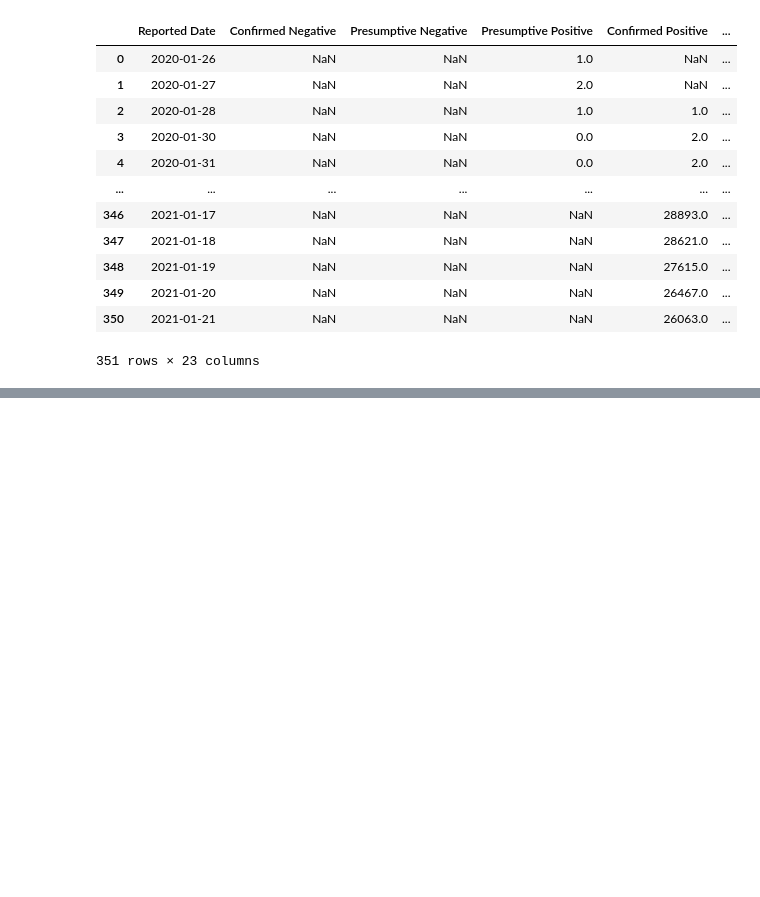
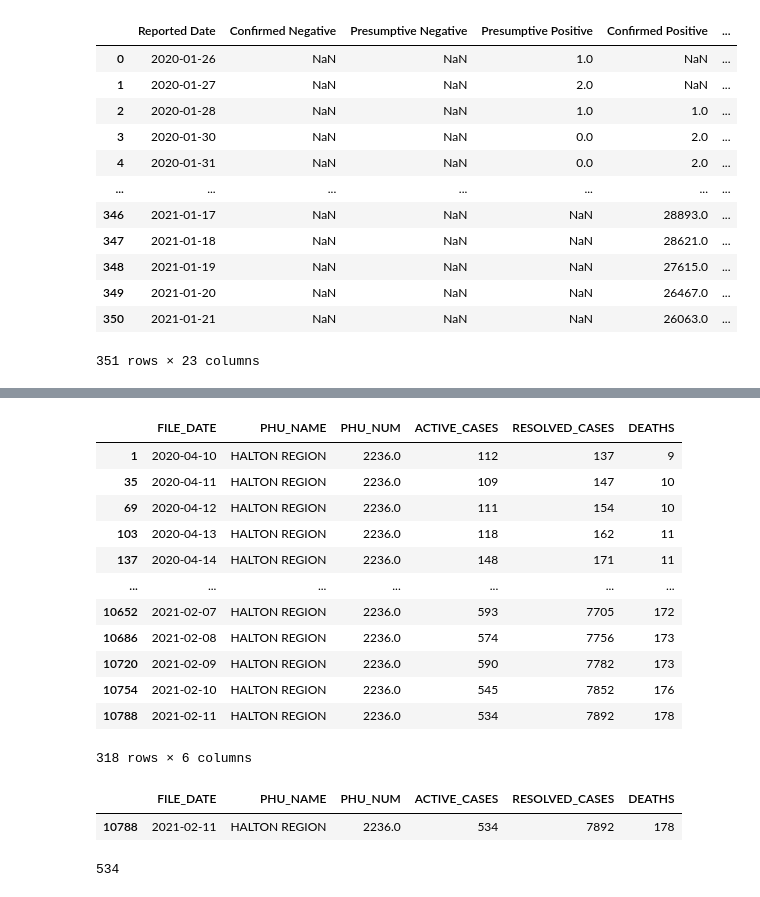
Before and after one commit to bKolisnik/STA2453_Project2, a Jupyter notebook: Notebooks/Statistics.ipynb, the cells around one changed output, grey strips where cells are left out. Cells and saved outputs as stored; diff of their text form; code cells hidden in the pictures; blank space fills up the shorter version.

```diff
--- a/Notebooks/Statistics.ipynb
+++ b/Notebooks/Statistics.ipynb
@@ -79,0 +127,27 @@ ontario_daily
+# %%
+phu_data_rolling[phu_data_rolling['PHU_NAME']=='HALTON REGION']
+# %% [output]
+|  | FILE_DATE | PHU_NAME | PHU_NUM | ACTIVE_CASES | RESOLVED_CASES | DEATHS |
+| 1 | 2020-04-10 | HALTON REGION | 2236.0 | 112 | 137 | 9 |
+| 35 | 2020-04-11 | HALTON REGION | 2236.0 | 109 | 147 | 10 |
+| 69 | 2020-04-12 | HALTON REGION | 2236.0 | 111 | 154 | 10 |
+| 103 | 2020-04-13 | HALTON REGION | 2236.0 | 118 | 162 | 11 |
+| 137 | 2020-04-14 | HALTON REGION | 2236.0 | 148 | 171 | 11 |
+| ... | ... | ... | ... | ... | ... | ... |
+| 10652 | 2021-02-07 | HALTON REGION | 2236.0 | 593 | 7705 | 172 |
+| 10686 | 2021-02-08 | HALTON REGION | 2236.0 | 574 | 7756 | 173 |
+| 10720 | 2021-02-09 | HALTON REGION | 2236.0 | 590 | 7782 | 173 |
+| 10754 | 2021-02-10 | HALTON REGION | 2236.0 | 545 | 7852 | 176 |
+| 10788 | 2021-02-11 | HALTON REGION | 2236.0 | 534 | 7892 | 178 |
+318 rows × 6 columns
+# %%
+phu_data_rolling = phu_data_rolling.loc[phu_data_rolling['PHU_NAME']=='HALTON REGION']
+df = phu_data_rolling.loc[phu_data_rolling['FILE_DATE'] == phu_data_rolling['FILE_DATE'].max()]
+df
+# %% [output]
+|  | FILE_DATE | PHU_NAME | PHU_NUM | ACTIVE_CASES | RESOLVED_CASES | DEATHS |
+| 10788 | 2021-02-11 | HALTON REGION | 2236.0 | 534 | 7892 | 178 |
+# %%
+int(df['ACTIVE_CASES'])
+# %% [output]
+534
```
Also changed, not shown: parts of 5 cells of this notebook, 1 other file.
